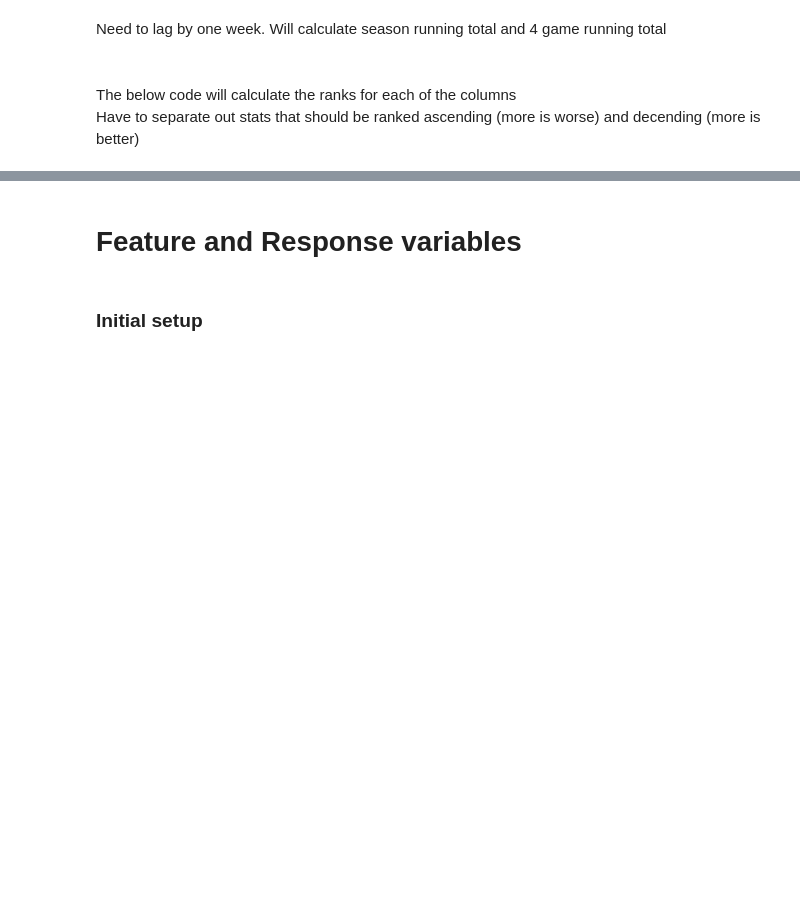
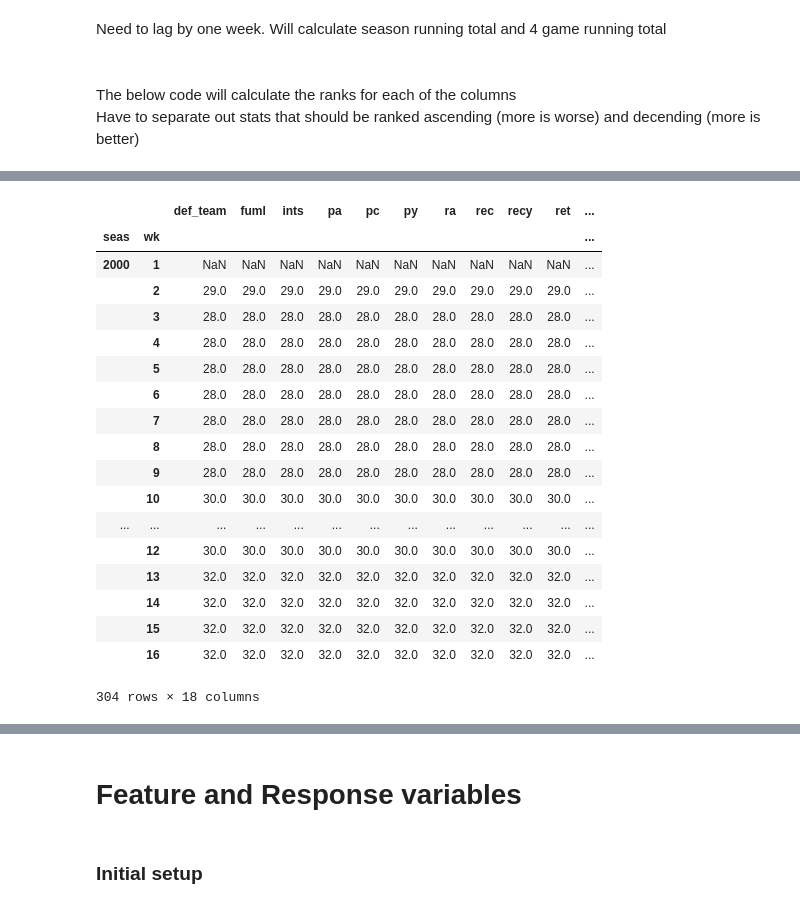
Before and after one commit to jchristo12/fantasy_football, a Jupyter notebook: analysis/feature_analysis.ipynb, the cells around one changed output, grey strips where cells are left out. Cells and saved outputs as stored; diff of their text form; code cells hidden in the pictures; blank space fills up the shorter version.

```diff
--- a/analysis/feature_analysis.ipynb
+++ b/analysis/feature_analysis.ipynb
@@ -367,3 +393,25 @@ Have to separate out stats that should be ranked ascending (more is worse) and d
+# %%
+def_mean_clean.groupby(by=['seas', 'wk'], as_index=True).count()
+# %% [output]
+|  |  | def_team | fuml | ints | pa | pc | py | ra | rec | recy | ret | ... |
+| seas | wk |  |  |  |  |  |  |  |  |  |  | ... |
+| 2000 | 1 | NaN | NaN | NaN | NaN | NaN | NaN | NaN | NaN | NaN | NaN | ... |
+|  | 2 | 29.0 | 29.0 | 29.0 | 29.0 | 29.0 | 29.0 | 29.0 | 29.0 | 29.0 | 29.0 | ... |
+|  | 3 | 28.0 | 28.0 | 28.0 | 28.0 | 28.0 | 28.0 | 28.0 | 28.0 | 28.0 | 28.0 | ... |
+|  | 4 | 28.0 | 28.0 | 28.0 | 28.0 | 28.0 | 28.0 | 28.0 | 28.0 | 28.0 | 28.0 | ... |
+|  | 5 | 28.0 | 28.0 | 28.0 | 28.0 | 28.0 | 28.0 | 28.0 | 28.0 | 28.0 | 28.0 | ... |
+|  | 6 | 28.0 | 28.0 | 28.0 | 28.0 | 28.0 | 28.0 | 28.0 | 28.0 | 28.0 | 28.0 | ... |
+|  | 7 | 28.0 | 28.0 | 28.0 | 28.0 | 28.0 | 28.0 | 28.0 | 28.0 | 28.0 | 28.0 | ... |
+|  | 8 | 28.0 | 28.0 | 28.0 | 28.0 | 28.0 | 28.0 | 28.0 | 28.0 | 28.0 | 28.0 | ... |
+|  | 9 | 28.0 | 28.0 | 28.0 | 28.0 | 28.0 | 28.0 | 28.0 | 28.0 | 28.0 | 28.0 | ... |
+|  | 10 | 30.0 | 30.0 | 30.0 | 30.0 | 30.0 | 30.0 | 30.0 | 30.0 | 30.0 | 30.0 | ... |
+| ... | ... | ... | ... | ... | ... | ... | ... | ... | ... | ... | ... | ... |
+|  | 12 | 30.0 | 30.0 | 30.0 | 30.0 | 30.0 | 30.0 | 30.0 | 30.0 | 30.0 | 30.0 | ... |
+|  | 13 | 32.0 | 32.0 | 32.0 | 32.0 | 32.0 | 32.0 | 32.0 | 32.0 | 32.0 | 32.0 | ... |
+|  | 14 | 32.0 | 32.0 | 32.0 | 32.0 | 32.0 | 32.0 | 32.0 | 32.0 | 32.0 | 32.0 | ... |
+|  | 15 | 32.0 | 32.0 | 32.0 | 32.0 | 32.0 | 32.0 | 32.0 | 32.0 | 32.0 | 32.0 | ... |
+|  | 16 | 32.0 | 32.0 | 32.0 | 32.0 | 32.0 | 32.0 | 32.0 | 32.0 | 32.0 | 32.0 | ... |
+304 rows × 18 columns
 # %%
 #build function to perform the ranking
 def ranker(df):
```
Also changed, not shown: parts of 7 cells of this notebook.
